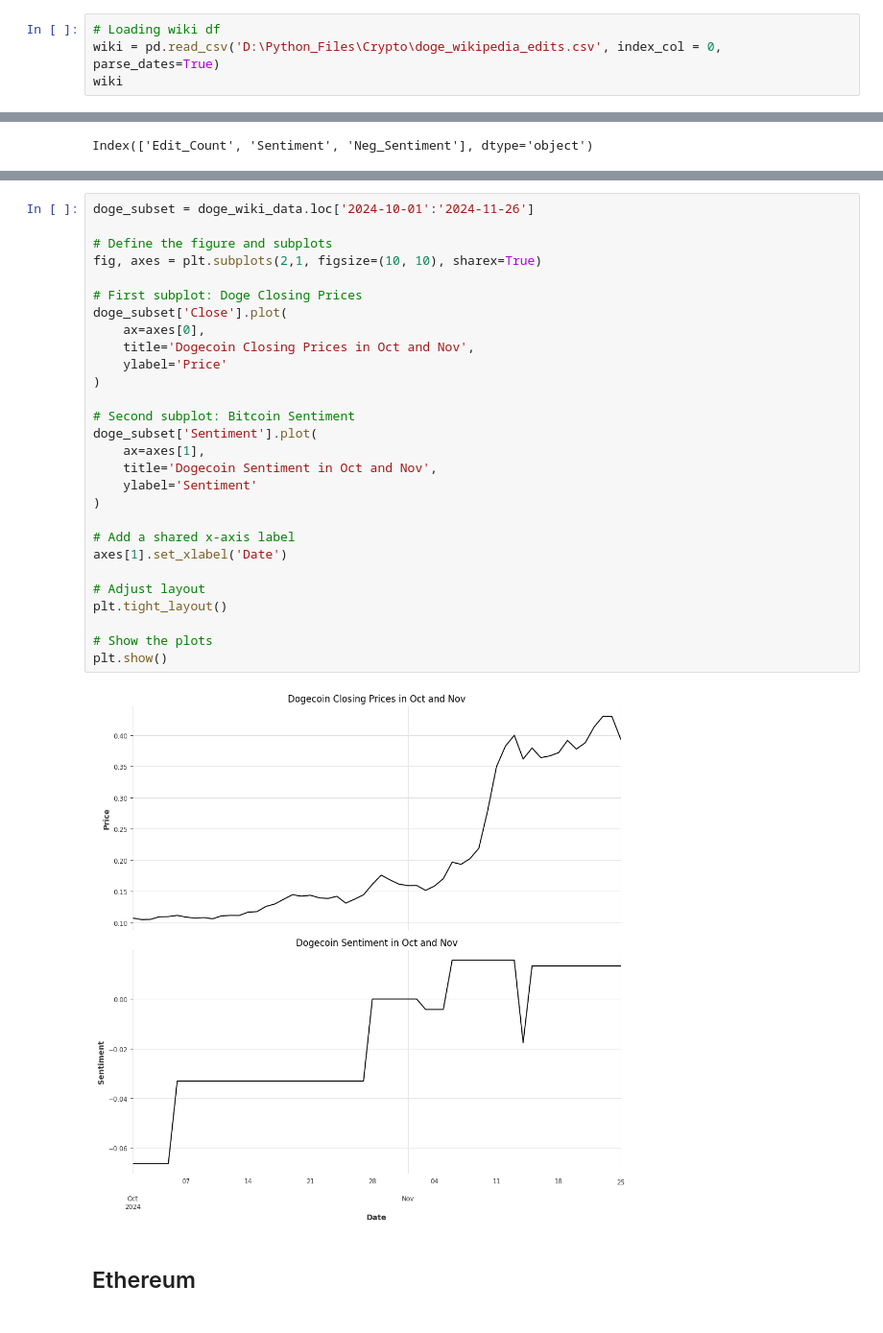
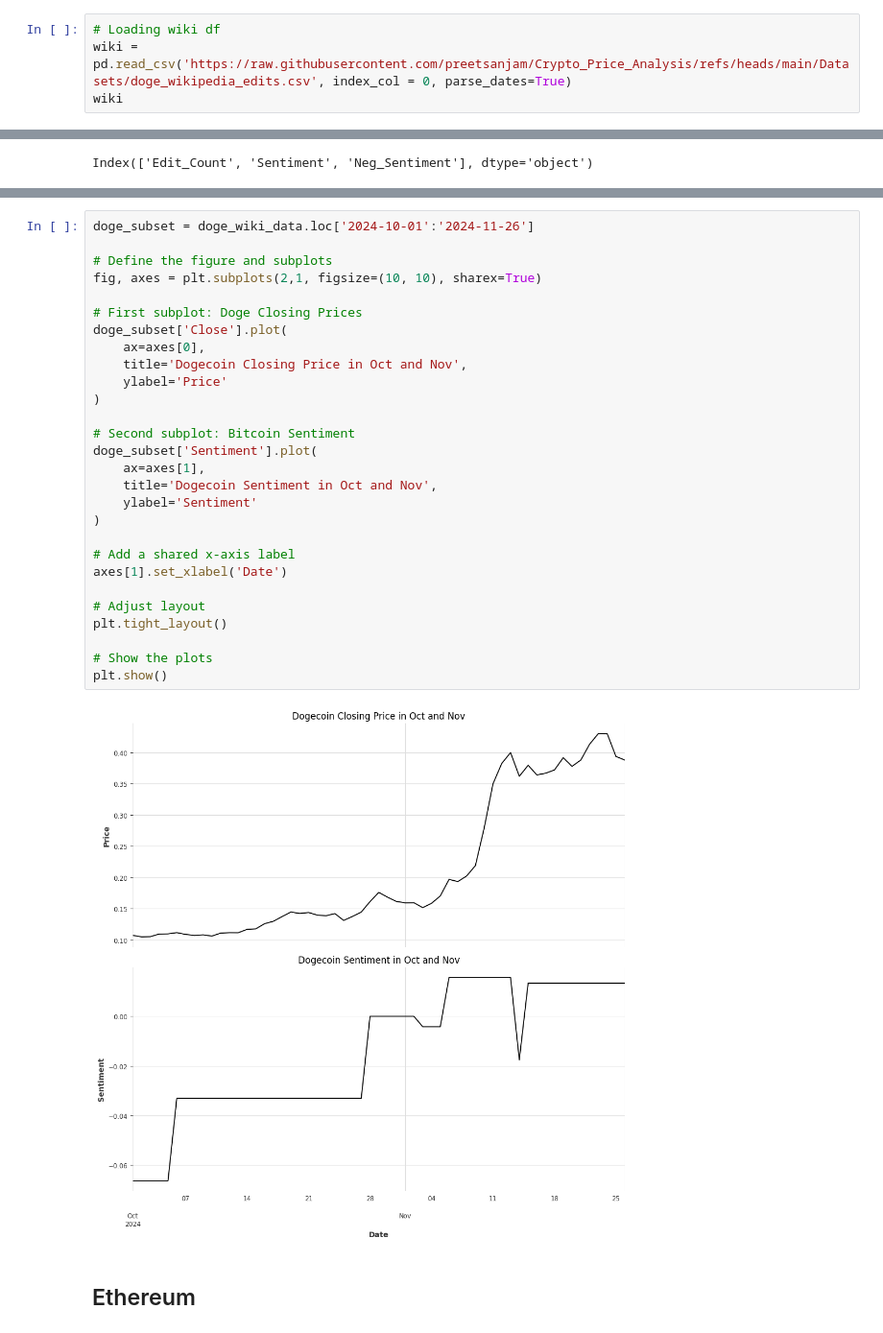
Before and after one commit to preetsanjam/Crypto_Price_Analysis, a Jupyter notebook: Crypto_Price_&_Sentiment_Analysis.ipynb, the cells around one changed output, grey strips where cells are left out. Shown: that part at 96% size. Drawn from its saved outputs; the diff is of its cells as text.

```diff
--- a/Crypto_Price_&_Sentiment_Analysis.ipynb
+++ b/Crypto_Price_&_Sentiment_Analysis.ipynb
@@ -273,6 +273,6 @@ plt.show()
 # %%
 # Loading wiki df
-wiki = pd.read_csv('D:\Python_Files\Crypto\doge_wikipedia_edits.csv', index_col = 0, parse_dates=True)
+wiki = pd.read_csv('https://raw.githubusercontent.com/preetsanjam/Crypto_Price_Analysis/refs/heads/main/Datasets/doge_wikipedia_edits.csv', index_col = 0, parse_dates=True)
 wiki
 # %% [output]
 |  | edit_count | sentiment | neg_sentiment |
@@ -313,33 +313,33 @@ doge_wiki_data
 # %%
 doge_subset = doge_wiki_data.loc['2024-10-01':'2024-11-26']
 
 # Define the figure and subplots
 fig, axes = plt.subplots(2,1, figsize=(10, 10), sharex=True)
 
 # First subplot: Doge Closing Prices
 doge_subset['Close'].plot(
     ax=axes[0],
-    title='Dogecoin Closing Prices in Oct and Nov',
+    title='Dogecoin Closing Price in Oct and Nov',
     ylabel='Price'
 )
 
 # Second subplot: Bitcoin Sentiment
 doge_subset['Sentiment'].plot(
     ax=axes[1],
     title='Dogecoin Sentiment in Oct and Nov',
     ylabel='Sentiment'
 )
 
 # Add a shared x-axis label
 axes[1].set_xlabel('Date')
 
 # Adjust layout
 plt.tight_layout()
 
 # Show the plots
 plt.show()
 # %% [output]
-[figure, old version]
+[figure, new version]
 # %% [markdown]
 ## Ethereum ##
 # %%
```
Also changed, not shown: parts of 18 cells of this notebook.
